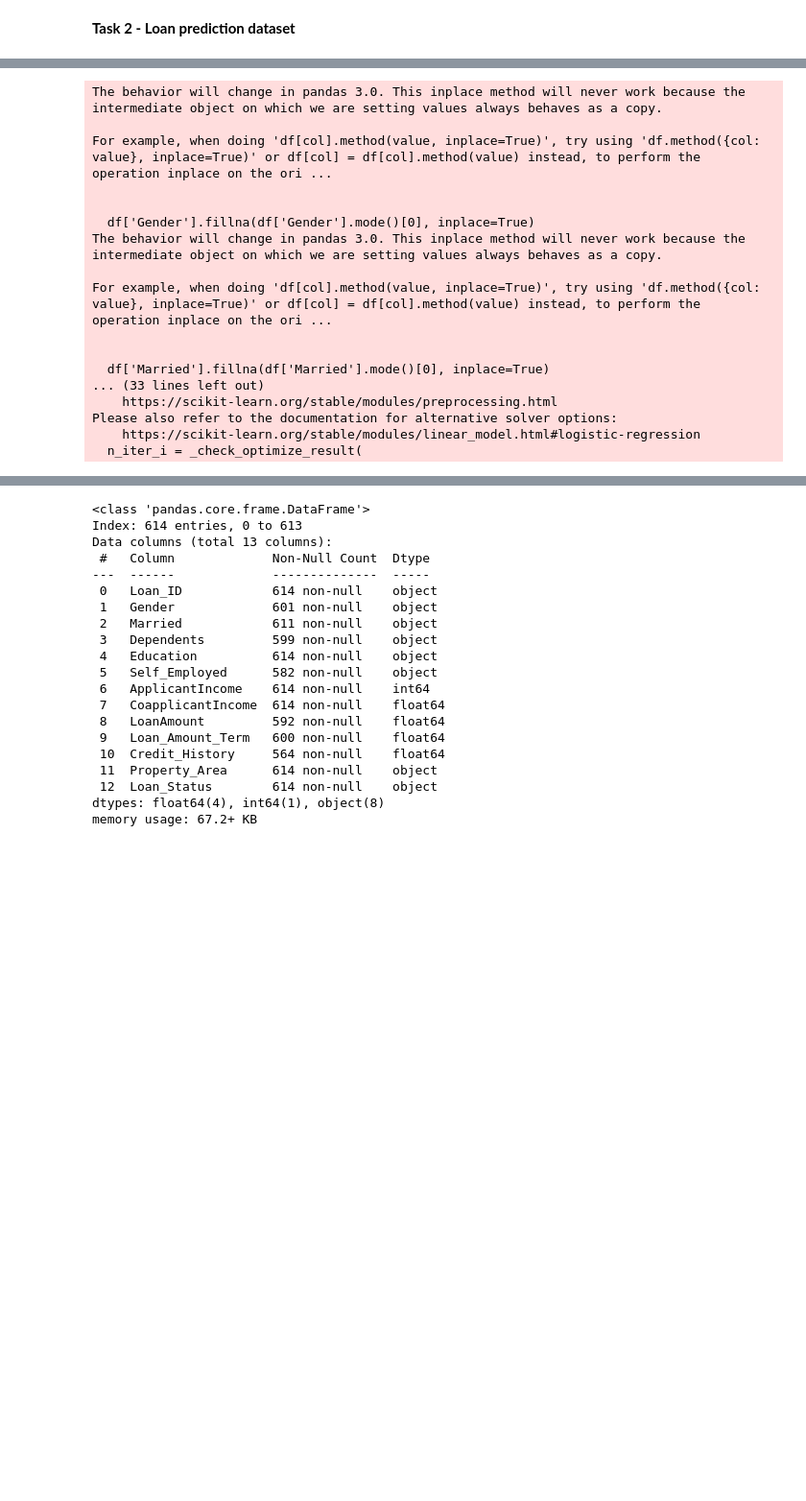
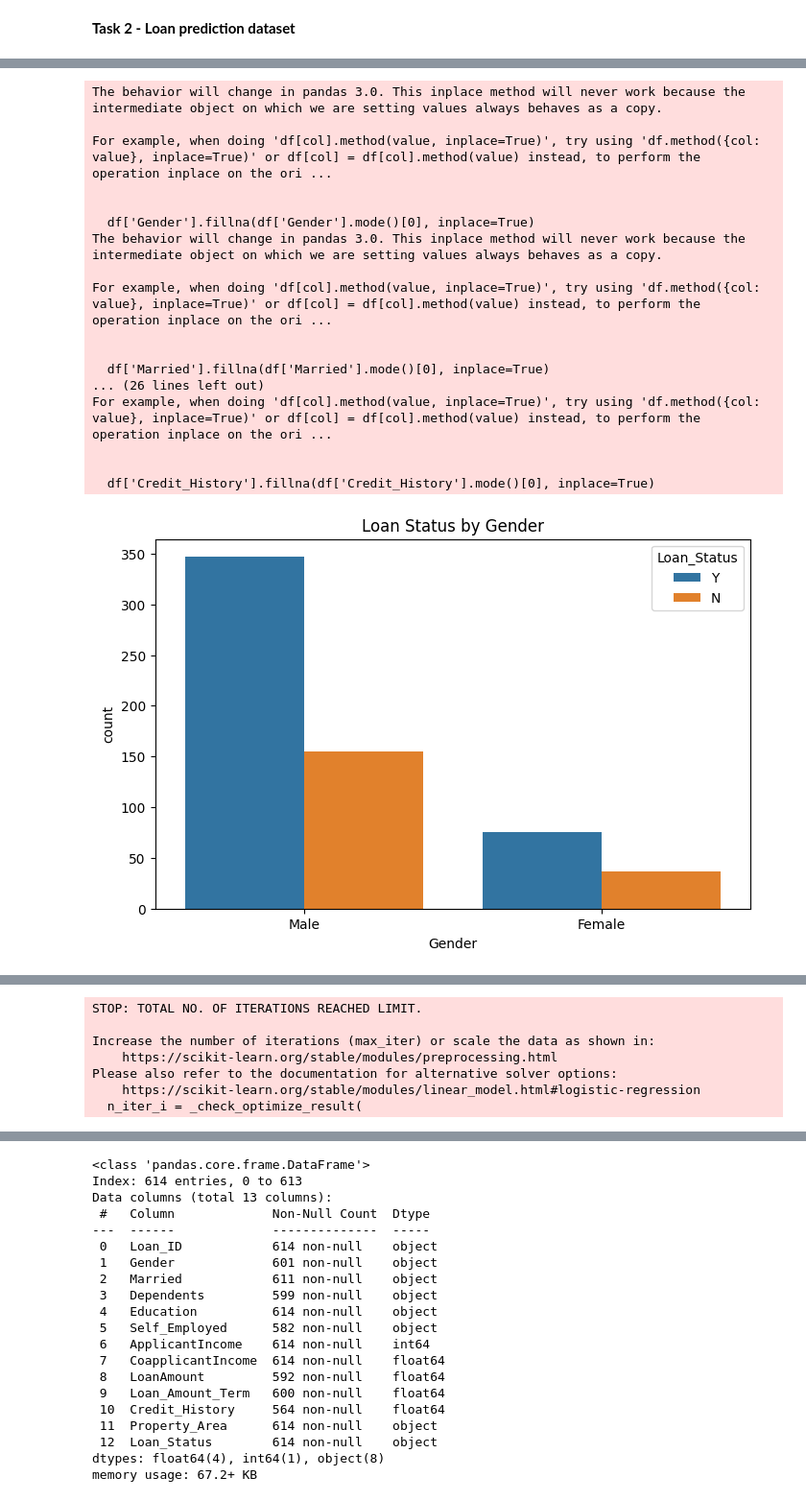
Before and after one commit to AkshayaB-it/Alfido-Tech-Internship, a Jupyter notebook: Task 2 - Loan Prediction Model/Loan_Prediction (1).ipynb, the cells around one changed output, grey strips where cells are left out. Shown at 96% size. Cells and saved outputs as stored; diff of their text form; code cells hidden in the pictures; blank space fills up the shorter version.

```diff
--- a/Task 2 - Loan Prediction Model/Loan_Prediction (1).ipynb
+++ b/Task 2 - Loan Prediction Model/Loan_Prediction (1).ipynb
@@ -22,17 +3,28 @@ df.head()
 # %%
+# ------------------------------------------------------
+#  Loan Approval Prediction - Task 2
+# ------------------------------------------------------
+
+# 1️⃣ Import Libraries
 import pandas as pd
 import numpy as np
 import matplotlib.pyplot as plt
 import seaborn as sns
 
-# Load dataset
-df = pd.read_csv("loan_prediction.csv")
+from sklearn.model_selection import train_test_split
+from sklearn.linear_model import LogisticRegression
+from sklearn.metrics import accuracy_score, confusion_matrix, classification_report
 
-# Check data
-print(df.head())
-print(df.isnull().sum())
+# 2️⃣ Load dataset directly from GitHub
+url = "https://raw.githubusercontent.com/AkshayaB-it/Alfido-Tech-Internship/main/Task%202%20-%20Loan%20Prediction%20Model/loan_prediction.csv"
+df = pd.read_csv(url)
 
-# Fill missing values
+# 3️⃣ Basic exploration
+print("First 5 rows:\n", df.head())
+print("\nMissing values:\n", df.isnull().sum())
+print("\nData types:\n", df.dtypes)
+
+# 4️⃣ Fill missing values
 df['Gender'].fillna(df['Gender'].mode()[0], inplace=True)
 df['Married'].fillna(df['Married'].mode()[0], inplace=True)
 df['Dependents'].fillna(df['Dependents'].mode()[0], inplace=True)
@@ -41,28 +33,39 @@ df['LoanAmount'].fillna(df['LoanAmount'].median(), inplace=True)
 df['Loan_Amount_Term'].fillna(df['Loan_Amount_Term'].median(), inplace=True)
 df['Credit_History'].fillna(df['Credit_History'].mode()[0], inplace=True)
 
-# Convert categorical to numeric
+# 5️⃣ Visualizations
+plt.figure(figsize=(8,5))
+sns.countplot(x='Gender', hue='Loan_Status', data=df)
+plt.title("Loan Status by Gender")
+plt.show()
+
+plt.figure(figsize=(8,5))
+sns.countplot(x='Married', hue='Loan_Status', data=df)
+plt.title("Loan Status by Marital Status")
+plt.show()
+
+plt.figure(figsize=(8,5))
+sns.scatterplot(x='ApplicantIncome', y='LoanAmount', hue='Loan_Status', data=df)
+plt.title("Applicant Income vs Loan Amount")
+plt.show()
+
+# 6️⃣ Encode categorical variables
 df_encoded = pd.get_dummies(df, drop_first=True)
 
-# Train-test split
-from sklearn.model_selection import train_test_split
-from sklearn.linear_model import LogisticRegression
-from sklearn.metrics import accuracy_score, confusion_matrix, classification_report
-
+# 7️⃣ Prepare data for training
 X = df_encoded.drop('Loan_Status_Y', axis=1)
 y = df_encoded['Loan_Status_Y']
 
 X_train, X_test, y_train, y_test = train_test_split(X, y, test_size=0.2, random_state=42)
 
-# Model training
+# 8️⃣ Train Logistic Regression model
 model = LogisticRegression(max_iter=200)
 model.fit(X_train, y_train)
 
-# Predictions
+# 9️⃣ Predictions and evaluation
 y_pred = model.predict(X_test)
 
-# Accuracy
-print("Accuracy:", accuracy_score(y_test, y_pred))
-print("Confusion Matrix:\n", confusion_matrix(y_test, y_pred))
-print("Report:\n", classification_report(y_test, y_pred))
+print("✅ Accuracy:", accuracy_score(y_test, y_pred))
+print("\nConfusion Matrix:\n", confusion_matrix(y_test, y_pred))
+print("\nClassification Report:\n", classification_report(y_test, y_pred))
 # %% [output]
@@ -86,17 +89,18 @@ weighted avg       0.83      0.79      0.76       123
 The behavior will change in pandas 3.0. This inplace method will never work because the intermediate object on which we are setting values always behaves as a copy.
 
 For example, when doing 'df[col].method(value, inplace=True)', try using 'df.method({col: value}, inplace=True)' or df[col] = df[col].method(value) instead, to perform the operation inplace on the ori ...
 
 
   df['Gender'].fillna(df['Gender'].mode()[0], inplace=True)
 The behavior will change in pandas 3.0. This inplace method will never work because the intermediate object on which we are setting values always behaves as a copy.
 
 For example, when doing 'df[col].method(value, inplace=True)', try using 'df.method({col: value}, inplace=True)' or df[col] = df[col].method(value) instead, to perform the operation inplace on the ori ...
 
 
   df['Married'].fillna(df['Married'].mode()[0], inplace=True)
-... (33 lines left out)
-    https://scikit-learn.org/stable/modules/preprocessing.html
-Please also refer to the documentation for alternative solver options:
-    https://scikit-learn.org/stable/modules/linear_model.html#logistic-regression
-  n_iter_i = _check_optimize_result(
+... (26 lines left out)
+For example, when doing 'df[col].method(value, inplace=True)', try using 'df.method({col: value}, inplace=True)' or df[col] = df[col].method(value) instead, to perform the operation inplace on the ori ...
+
+
+  df['Credit_History'].fillna(df['Credit_History'].mode()[0], inplace=True)
+[figure, added]
@@ -103,3 +124,10 @@ Please also refer to the documentation for alternative solver options:
+STOP: TOTAL NO. OF ITERATIONS REACHED LIMIT.
+
+Increase the number of iterations (max_iter) or scale the data as shown in:
+    https://scikit-learn.org/stable/modules/preprocessing.html
+Please also refer to the documentation for alternative solver options:
+    https://scikit-learn.org/stable/modules/linear_model.html#logistic-regression
+  n_iter_i = _check_optimize_result(
 # %%
 # -----------------------------------------
 #           Building a model
```
Also changed, not shown: parts of 3 cells of this notebook.
